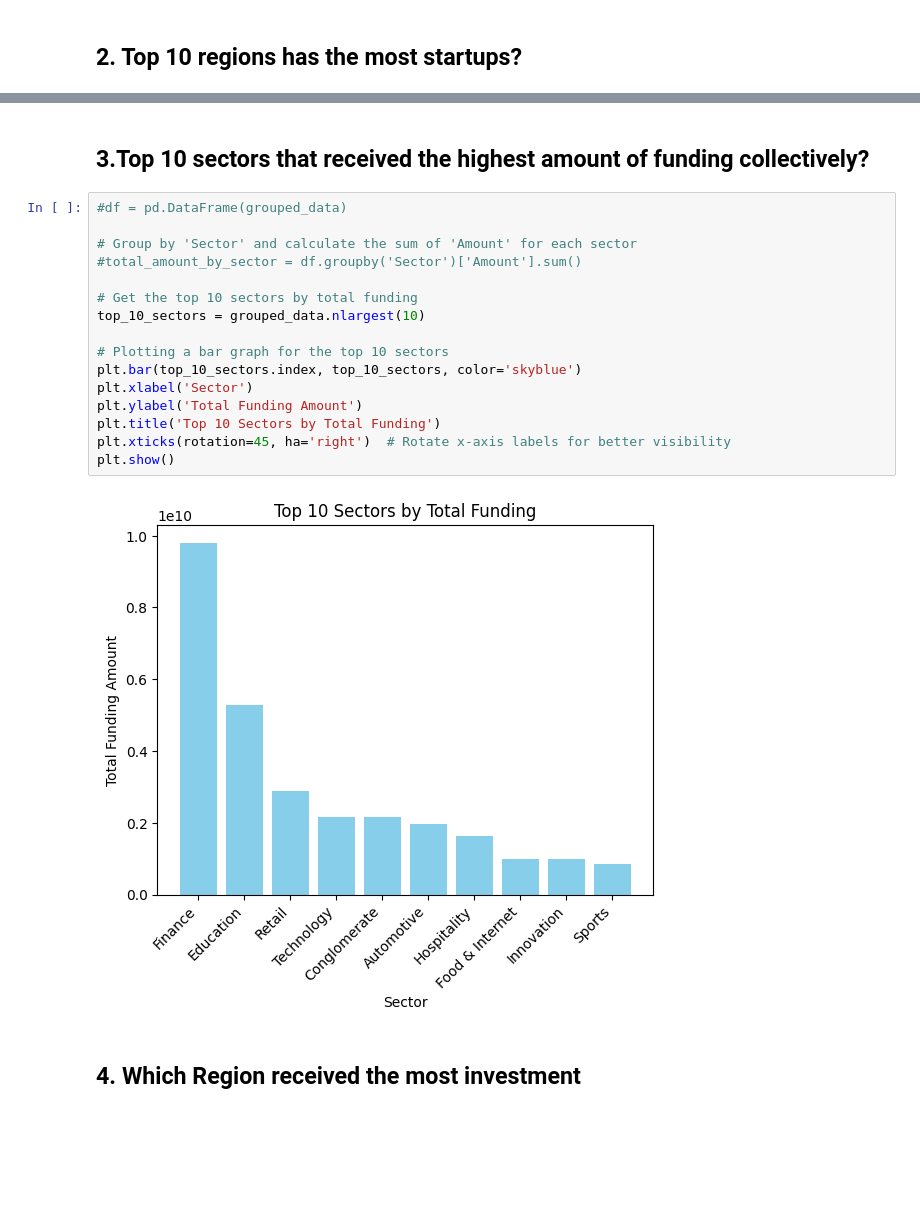
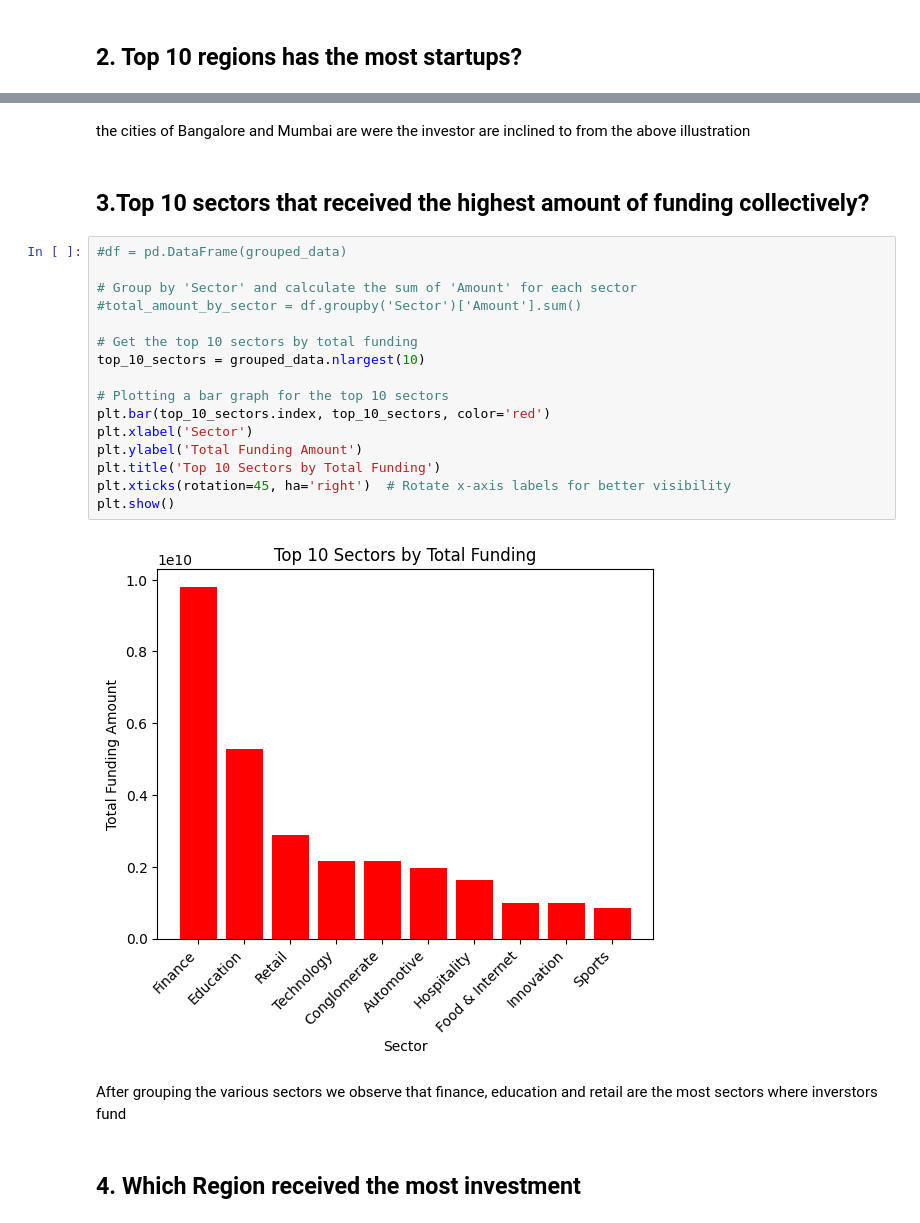
Before and after one commit to Vaniskemunto/ecosystem, a Jupyter notebook: ecosystem.ipynb, the cells around one changed output, grey strips where cells are left out. Cells and saved outputs as stored; diff of their text form; blank space fills up the shorter version.

```diff
--- a/ecosystem.ipynb
+++ b/ecosystem.ipynb
@@ -2211,23 +2259,27 @@ plt.show()
+# %% [markdown]
+the cities of Bangalore and Mumbai are were the investor are inclined to from the above illustration
 # %% [markdown]
 ## 3.Top 10 sectors that received the highest amount of funding collectively?
 # %%
 #df = pd.DataFrame(grouped_data)
 
 # Group by 'Sector' and calculate the sum of 'Amount' for each sector
 #total_amount_by_sector = df.groupby('Sector')['Amount'].sum()
 
 # Get the top 10 sectors by total funding
 top_10_sectors = grouped_data.nlargest(10)
 
 # Plotting a bar graph for the top 10 sectors
-plt.bar(top_10_sectors.index, top_10_sectors, color='skyblue')
+plt.bar(top_10_sectors.index, top_10_sectors, color='red')
 plt.xlabel('Sector')
 plt.ylabel('Total Funding Amount')
 plt.title('Top 10 Sectors by Total Funding')
 plt.xticks(rotation=45, ha='right')  # Rotate x-axis labels for better visibility
 plt.show()
 # %% [output]
-[figure, old version]
+[figure, new version]
+# %% [markdown]
+After grouping the various sectors we observe that finance, education and retail are the most sectors where inverstors fund
 # %% [markdown]
 ## 4. Which Region received the most investment
 # %%
```
Also changed, not shown: parts of 9 cells of this notebook.
